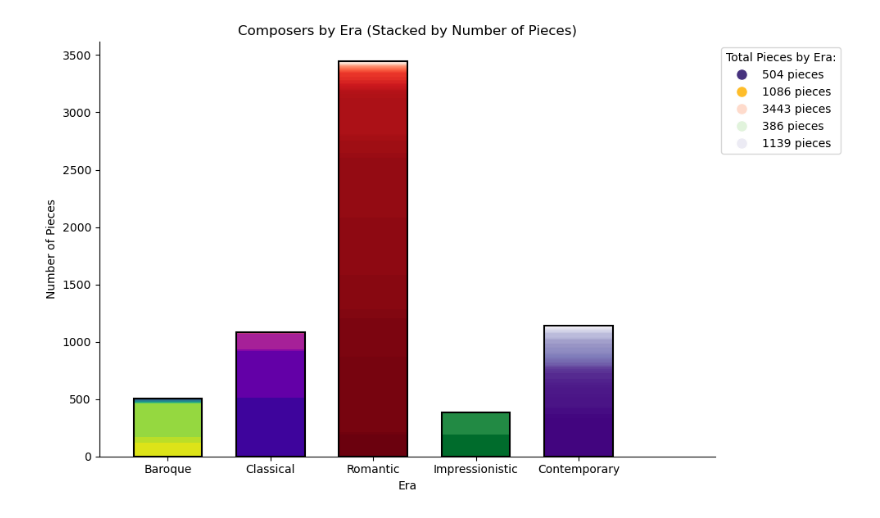
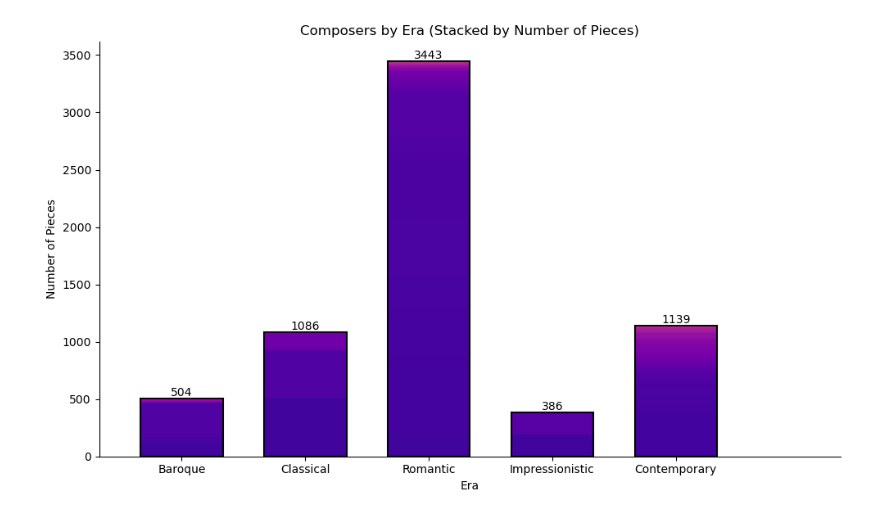
Before and after one commit to mellenss/pianocompetitionpredictions, a Jupyter notebook: graphs/stackedhistogram.ipynb, the cells around one changed output. Drawn from its saved outputs; the diff is of its cells as text; code cells hidden in the pictures.

Commit message:
finalized graphs

```diff
--- a/graphs/stackedhistogram.ipynb
+++ b/graphs/stackedhistogram.ipynb
@@ -4,6 +4,7 @@ import matplotlib.pyplot as plt
 import numpy as np
 import seaborn as sns
 from collections import Counter
+from matplotlib.colors import ListedColormap
 
 df = pd.read_excel('Competition Final List.xlsx')
 composers = df['Composer'].tolist()
@@ -16,55 +17,51 @@ for composer, era in zip(composers, eras):
 
 fig, ax = plt.subplots(figsize=(10, 6))
 era_list = ['Baroque', 'Classical', 'Romantic', 'Impressionistic', 'Contemporary']
+cmap = plt.cm.plasma
+
+cmap_half = cmap(np.linspace(0.1, 0.44, 256))
+new_cmap = ListedColormap(cmap_half)
+reversed_cmap = ListedColormap(new_cmap.colors[::-1])
+
 base_colors = {
-    'Baroque': 'plasma_r',
-    'Classical': 'plasma_r',
-    'Romantic': 'plasma_r',
-    'Impressionistic': 'plasma_r',
-    'Contemporary': 'plasma_r'
+    'Baroque': reversed_cmap,
+    'Classical': reversed_cmap,
+    'Romantic': reversed_cmap,
+    'Impressionistic': reversed_cmap,
+    'Contemporary': reversed_cmap
 }
 
 bottoms = np.zeros(len(era_list))
 era_spacing = 3
 bar_width = 2
 x_positions = [i * era_spacing for i in range(len(era_list))]
 bottoms = np.zeros(len(era_list))
 
 total_pieces_per_era = {}
 
 for i, era in enumerate(era_list):
     composers_in_era = era_dict[era]
-    gradient_colors = sns.color_palette(base_colors[era], n_colors=len(composers_in_era))
+    gradient_colors = [base_colors[era](i) for i in np.linspace(0, 1, len(composers_in_era))]
     gradient_colors = gradient_colors[::-1]
 
-    ##make interactive so you hover over and and can see what composer section corresponds to
-    ##also gradient is very bad sorry
     for j, (composer, count) in enumerate(composers_in_era.items()):
         ax.bar(x_positions[i], count, width=bar_width, bottom=bottoms[i], color=gradient_colors[j], label=composer if j == 0 else "")
         bottoms[i] += count
 
     ax.bar(x_positions[i], bottoms[i], width=bar_width, color='none', edgecolor='black', linewidth=1.5)
     total_pieces_per_era[era] = sum(composers_in_era.values())
+    ax.text(x_positions[i], bottoms[i] + 0.5, f'{total_pieces_per_era[era]}', ha='center', va='bottom', fontsize=10)
 
 ax.set_xticks(x_positions)
 ax.set_xticklabels(era_list)
 ax.set_xlim(-bar_width, x_positions[-1] + bar_width * 2)
 ax.spines['top'].set_visible(False)
 ax.spines['right'].set_visible(False)
 ax.set_xlabel('Era')
 ax.set_ylabel('Number of Pieces')
 ax.set_title('Composers by Era (Stacked by Number of Pieces)')
 
-##this is the legend
-handles = []
-for era in era_list:
-    color = sns.color_palette(base_colors[era])[0]
-    handles.append(plt.Line2D([0], [0], marker='o', color='w', label=f'{total_pieces_per_era[era]} pieces',
-                               markerfacecolor=color, markersize=10))
-
-ax.legend(handles=handles, title='Total Pieces by Era:', bbox_to_anchor=(1, 1), loc='upper left')
-
 plt.tight_layout()
 plt.show()
 # %% [output]
-[figure, old version]
+[figure, new version]
```
Also changed, not shown: 2 other files.
